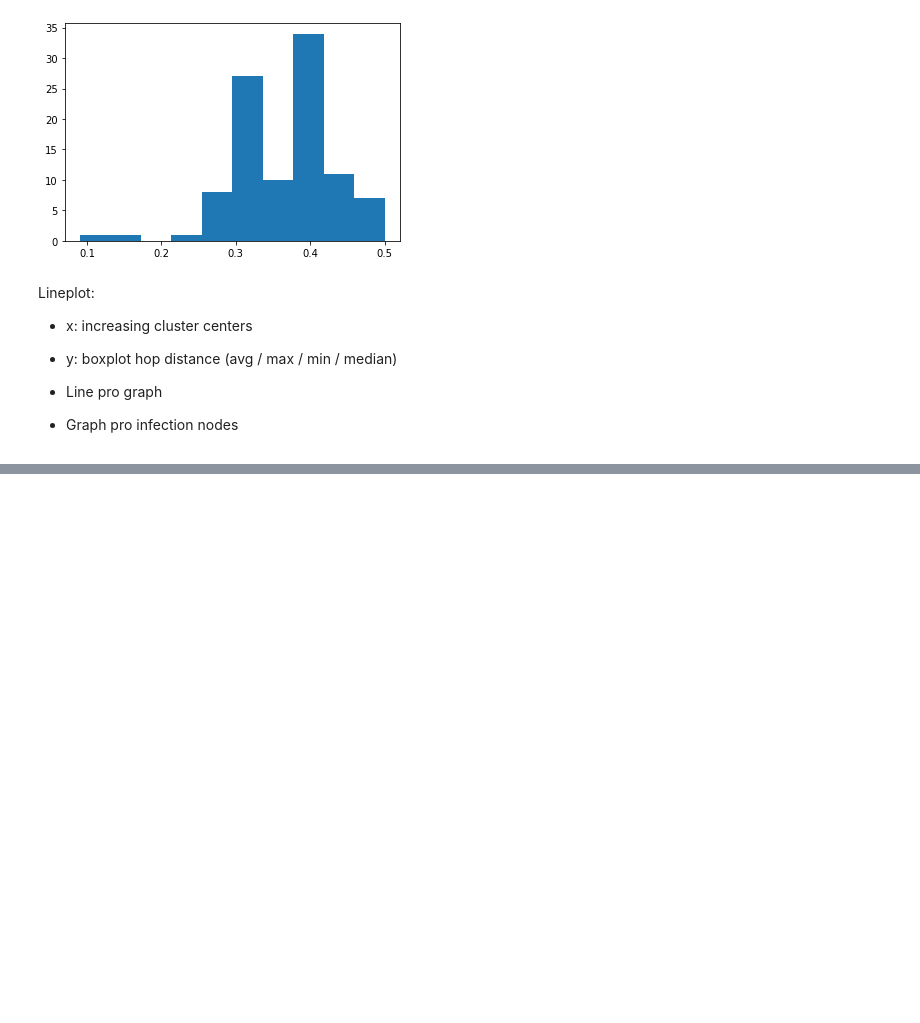
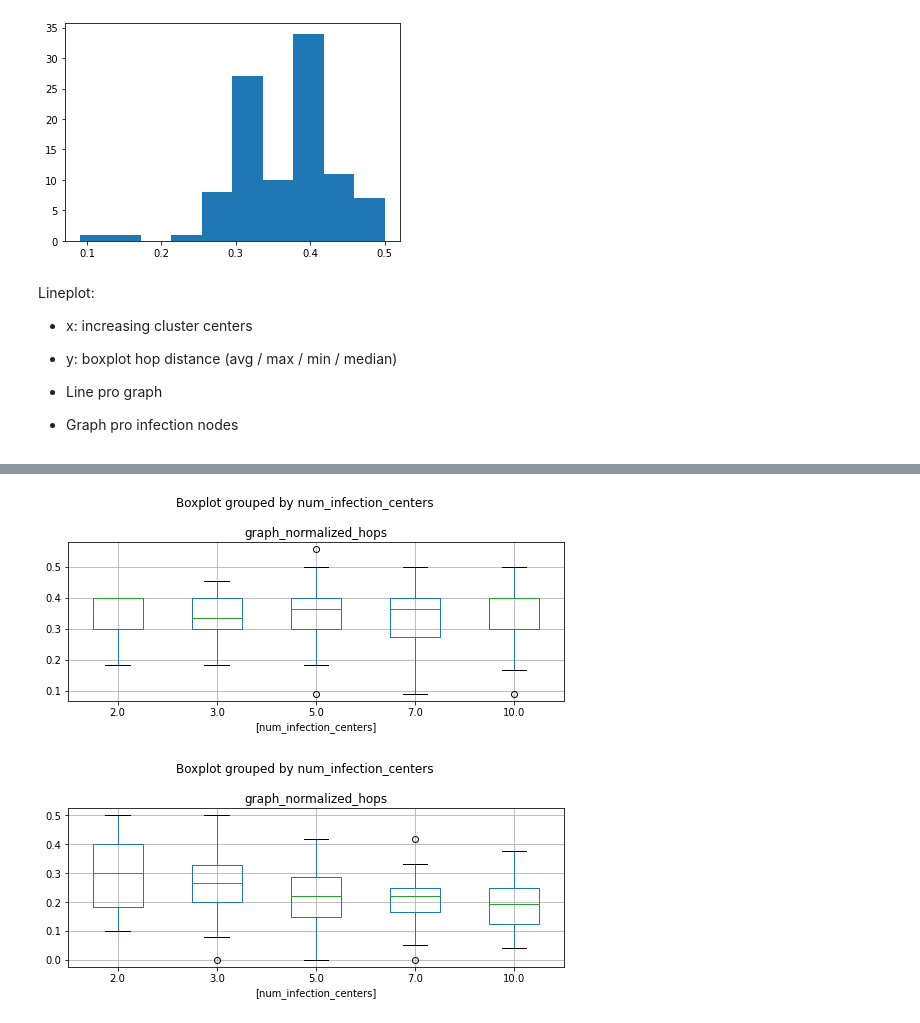
Before and after one commit to Paulpanther/info-flow, a Jupyter notebook: Multiple rumours evaluation.ipynb, the cells around one changed output, grey strips where cells are left out. Saved outputs shown, nothing was run; the diff lists cells and outputs as text; code cells hidden in the pictures; blank space fills up the shorter version.

```diff
--- a/Multiple rumours evaluation.ipynb
+++ b/Multiple rumours evaluation.ipynb
@@ -299,0 +406,11 @@ Lineplot:
+# %%
+from matplotlib import pyplot as plt
+
+plt.rcParams["figure.figsize"] = [7.50, 3.50]
+plt.rcParams["figure.autolayout"] = True
+for i in df["max_infected_nodes"].unique():
+    df.where(df["max_infected_nodes"] == i).boxplot(column="graph_normalized_hops", by=["num_infection_centers"])
+plt.show()
+# %% [output]
+[figure, added]
+[figure, added]
```
Also changed, not shown: parts of 17 cells of this notebook, 3 other files.
